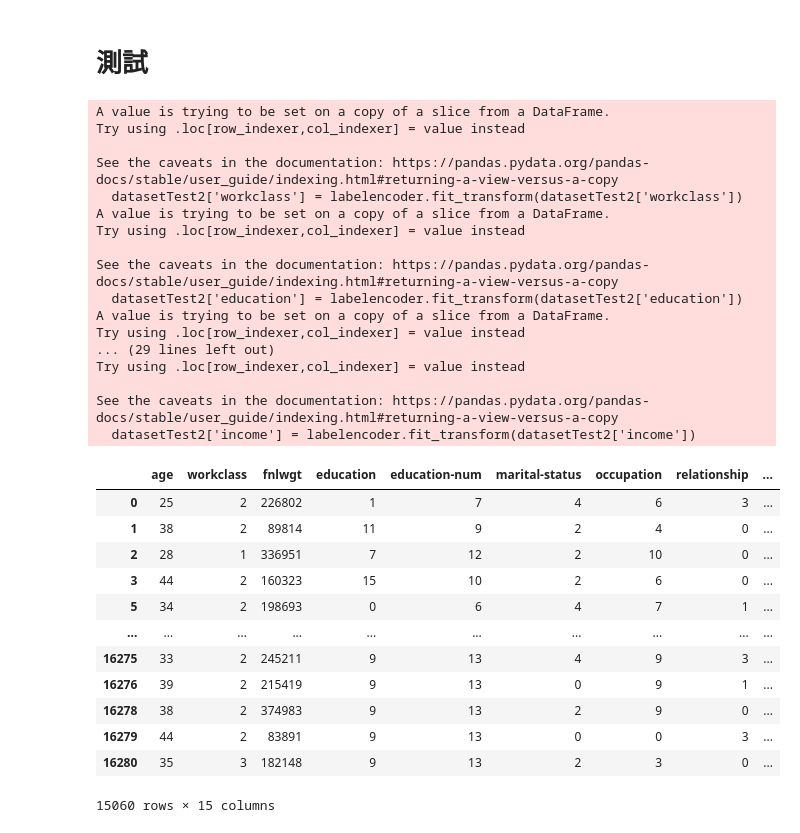
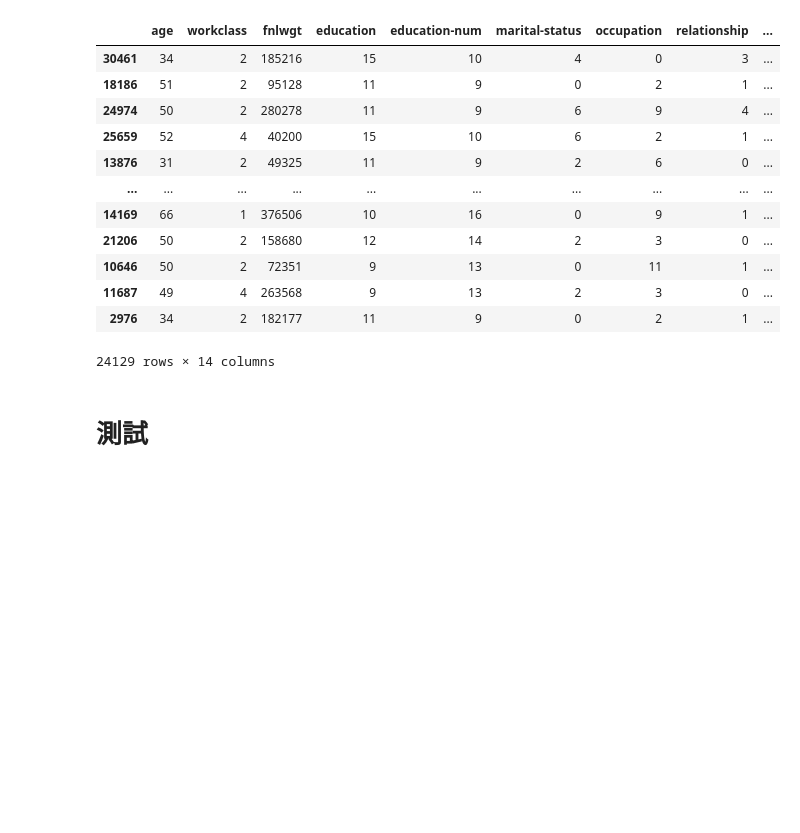
Before and after one commit to FrostKirin/hw1_M11023013, a Jupyter notebook: MLHW1第二部分.ipynb, the cells around one changed output. Cells and saved outputs as stored; diff of their text form; code cells hidden in the pictures; blank space fills up the shorter version.

```diff
--- a/MLHW1第二部分.ipynb
+++ b/MLHW1第二部分.ipynb
@@ -83,8 +70,6 @@ See the caveats in the documentation: https://pandas.pydata.org/pandas-docs/stab
 # %%
-# 正規化
-from sklearn.preprocessing import MinMaxScaler
-scaler = MinMaxScaler()
-dataset_1 = scaler.fit_transform(datasetTrain2)
-dataset_2 = pd.DataFrame(dataset_1,columns=datasetTrain2.columns)
-dataset_2
+# 設定答案
+dataset_target = datasetTrain2.pop('hours-per-week')
+dataset_target.loc()[dataset_target == 0]=0.1
+dataset_target
 # %% [output]
@@ -104,8 +96,6 @@ dataset_2
 # %%
-# 設定答案
-dataset_target = dataset_2.pop('hours-per-week')
-dataset_target.loc()[dataset_target == 0]=0.1
 # 分割資料
 from sklearn.model_selection import train_test_split
-X_train, X_test, Y_train, Y_test = train_test_split( dataset_2 , dataset_target , test_size = 0.2, random_state = 0)
-X_train.to_csv("fgeygfyue.csv",index=False)
+datasetTrain2 = pd.get_dummies(datasetTrain2)
+X_train, X_test, Y_train, Y_test = train_test_split( datasetTrain2 , dataset_target , test_size = 0.2, random_state = 0)
+print(X_train.shape,X_test.shape)
@@ -164,3 +162,19 @@ Epoch 50/50
+# %%
+X_train
+# %% [output]
+|  | age | workclass | fnlwgt | education | education-num | marital-status | occupation | relationship | ... |
+| 30461 | 34 | 2 | 185216 | 15 | 10 | 4 | 0 | 3 | ... |
+| 18186 | 51 | 2 | 95128 | 11 | 9 | 0 | 2 | 1 | ... |
+| 24974 | 50 | 2 | 280278 | 11 | 9 | 6 | 9 | 4 | ... |
+| 25659 | 52 | 4 | 40200 | 15 | 10 | 6 | 2 | 1 | ... |
+| 13876 | 31 | 2 | 49325 | 11 | 9 | 2 | 6 | 0 | ... |
+| ... | ... | ... | ... | ... | ... | ... | ... | ... | ... |
+| 14169 | 66 | 1 | 376506 | 10 | 16 | 0 | 9 | 1 | ... |
+| 21206 | 50 | 2 | 158680 | 12 | 14 | 2 | 3 | 0 | ... |
+| 10646 | 50 | 2 | 72351 | 9 | 13 | 0 | 11 | 1 | ... |
+| 11687 | 49 | 4 | 263568 | 9 | 13 | 2 | 3 | 0 | ... |
+| 2976 | 34 | 2 | 182177 | 11 | 9 | 0 | 2 | 1 | ... |
+24129 rows × 14 columns
 # %% [markdown]
 # 測試
 # %%
@@ -170,48 +184,3 @@ fliter1 = (datasetTest["country"] != ' ?')
 fliter2 = (datasetTest["occupation"] != ' ?')
 fliter3 = (datasetTest["workclass"] != ' ?')
 datasetTest2 = datasetTest[fliter1 & fliter2 & fliter3]
-# %%
-# 資料數值化
-from sklearn.preprocessing import LabelEncoder
-labelencoder = LabelEncoder()
-datasetTest2['workclass'] = labelencoder.fit_transform(datasetTest2['workclass'])
-datasetTest2['education'] = labelencoder.fit_transform(datasetTest2['education'])
-datasetTest2['marital-status'] = labelencoder.fit_transform(datasetTest2['marital-status'])
-datasetTest2['occupation'] = labelencoder.fit_transform(datasetTest2['occupation'])
-datasetTest2['relationship'] = labelencoder.fit_transform(datasetTest2['relationship'])
-datasetTest2['race'] = labelencoder.fit_transform(datasetTest2['race'])
-datasetTest2['sex'] = labelencoder.fit_transform(datasetTest2['sex'])
-datasetTest2['country'] = labelencoder.fit_transform(datasetTest2['country'])
-datasetTest2['income'] = labelencoder.fit_transform(datasetTest2['income'])
-datasetTest2
-# %% [output]
-A value is trying to be set on a copy of a slice from a DataFrame.
-Try using .loc[row_indexer,col_indexer] = value instead
-
-See the caveats in the documentation: https://pandas.pydata.org/pandas-docs/stable/user_guide/indexing.html#returning-a-view-versus-a-copy
-  datasetTest2['workclass'] = labelencoder.fit_transform(datasetTest2['workclass'])
-A value is trying to be set on a copy of a slice from a DataFrame.
-Try using .loc[row_indexer,col_indexer] = value instead
-
-See the caveats in the documentation: https://pandas.pydata.org/pandas-docs/stable/user_guide/indexing.html#returning-a-view-versus-a-copy
-  datasetTest2['education'] = labelencoder.fit_transform(datasetTest2['education'])
-A value is trying to be set on a copy of a slice from a DataFrame.
-Try using .loc[row_indexer,col_indexer] = value instead
-... (29 lines left out)
-Try using .loc[row_indexer,col_indexer] = value instead
-
-See the caveats in the documentation: https://pandas.pydata.org/pandas-docs/stable/user_guide/indexing.html#returning-a-view-versus-a-copy
-  datasetTest2['income'] = labelencoder.fit_transform(datasetTest2['income'])
-|  | age | workclass | fnlwgt | education | education-num | marital-status | occupation | relationship | ... |
-| 0 | 25 | 2 | 226802 | 1 | 7 | 4 | 6 | 3 | ... |
-| 1 | 38 | 2 | 89814 | 11 | 9 | 2 | 4 | 0 | ... |
-| 2 | 28 | 1 | 336951 | 7 | 12 | 2 | 10 | 0 | ... |
-| 3 | 44 | 2 | 160323 | 15 | 10 | 2 | 6 | 0 | ... |
-| 5 | 34 | 2 | 198693 | 0 | 6 | 4 | 7 | 1 | ... |
-| ... | ... | ... | ... | ... | ... | ... | ... | ... | ... |
-| 16275 | 33 | 2 | 245211 | 9 | 13 | 4 | 9 | 3 | ... |
-| 16276 | 39 | 2 | 215419 | 9 | 13 | 0 | 9 | 1 | ... |
-| 16278 | 38 | 2 | 374983 | 9 | 13 | 2 | 9 | 0 | ... |
-| 16279 | 44 | 2 | 83891 | 9 | 13 | 0 | 0 | 3 | ... |
-| 16280 | 35 | 3 | 182148 | 9 | 13 | 2 | 3 | 0 | ... |
-15060 rows × 15 columns
```
Also changed, not shown: parts of 19 cells of this notebook, 1 other file.
